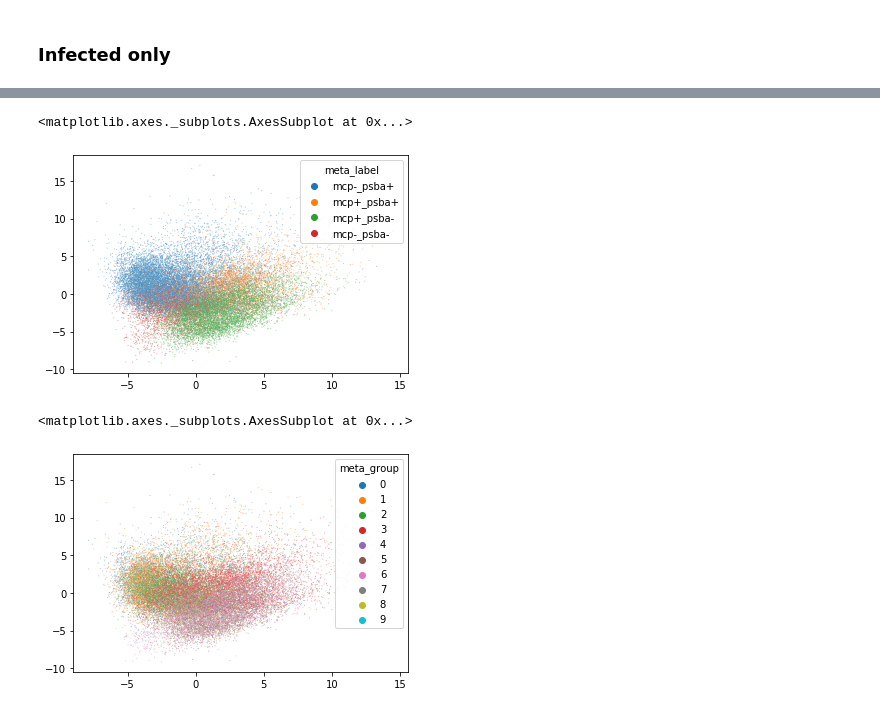
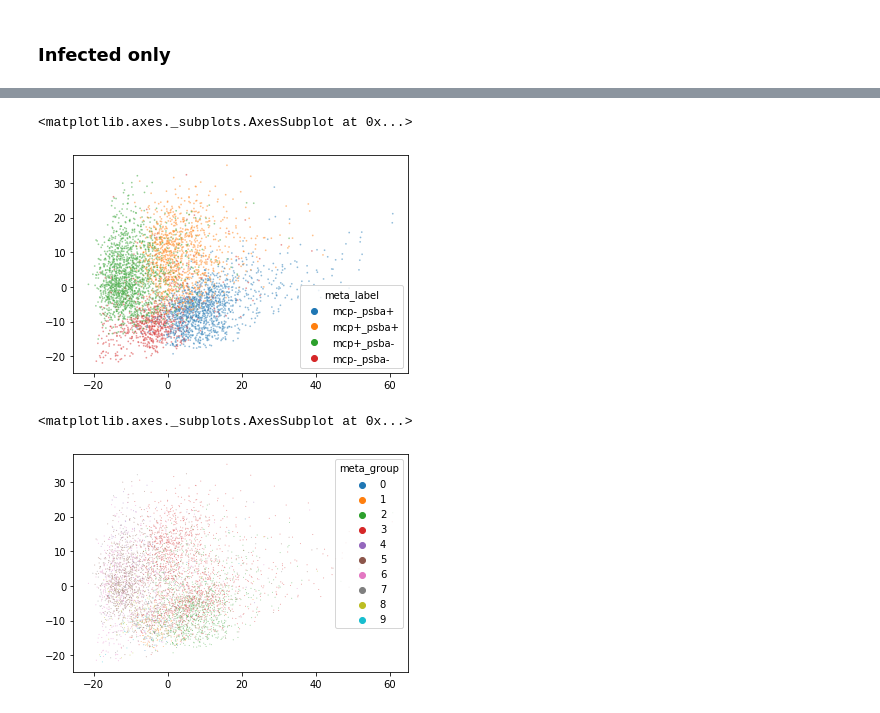
Before and after one commit to harel-coffee/SCIP-use-case-workflows-auto, a Jupyter notebook: notebooks/dimensionality_reduction/ehv.ipynb, the cells around one changed output, grey strips where cells are left out. Saved outputs shown, nothing was run; the diff lists cells and outputs as text; code cells hidden in the pictures.

```diff
--- a/notebooks/dimensionality_reduction/ehv.ipynb
+++ b/notebooks/dimensionality_reduction/ehv.ipynb
@@ -27,2 +30,2 @@ df.shape
 # %%
-df = df.set_index(["meta_type", "meta_object_number", "meta_replicate", "meta_group"])
+df = df.set_index(["meta_type", "meta_object_number", "meta_replicate", "meta_group", "meta_suffix"])
@@ -182,2 +138,10 @@ seaborn.scatterplot(
 # %% [markdown]
 ### Infected only
+# %%
+idx = df.loc["Inf"][df.loc["Inf"]["meta_label"] == "mcp-_psba+"].index
+# %%
+df2 = df.loc["Inf"]
+df2 = df2.drop(index=idx[:9000])
+
+N = 5000
+df2 = df2.sample(n=N)
@@ -184,2 +150,3 @@ seaborn.scatterplot(
 # %%
-pca = PCA(n_components=0.95).fit_transform(scale(df.loc["Inf"][selected].fillna(0)))
+%%time
+pca = PCA(n_components=0.95).fit_transform(robust_scale(df2[selected].fillna(0)))
@@ -186,10 +156,10 @@ pca = PCA(n_components=0.95).fit_transform(scale(df.loc["Inf"][selected].fillna(
 # %%
-seaborn.scatterplot(x=pca[:, 0], y=pca[:, 1], hue=df.loc["Inf"]["meta_label"], s=1, alpha=0.5, edgecolors="none")
+seaborn.scatterplot(x=pca[:, 0], y=pca[:, 1], hue=df2["meta_label"], s=3, alpha=0.5, edgecolors="none")
 # %% [output]
 <matplotlib.axes._subplots.AxesSubplot at 0x...>
-[figure, old version]
+[figure, new version]
 # %%
-seaborn.scatterplot(x=pca[:, 0], y=pca[:, 1], hue=df.loc["Inf"].index.get_level_values("meta_group"), s=1, alpha=0.5, edgecolors="none")
+seaborn.scatterplot(x=pca[:, 0], y=pca[:, 1], hue=df2.index.get_level_values("meta_group"), s=1, alpha=0.5, edgecolors="none")
 # %% [output]
 <matplotlib.axes._subplots.AxesSubplot at 0x...>
-[figure, old version]
+[figure, new version]
```
Also changed, not shown: parts of 57 cells of this notebook, 9 other files.
